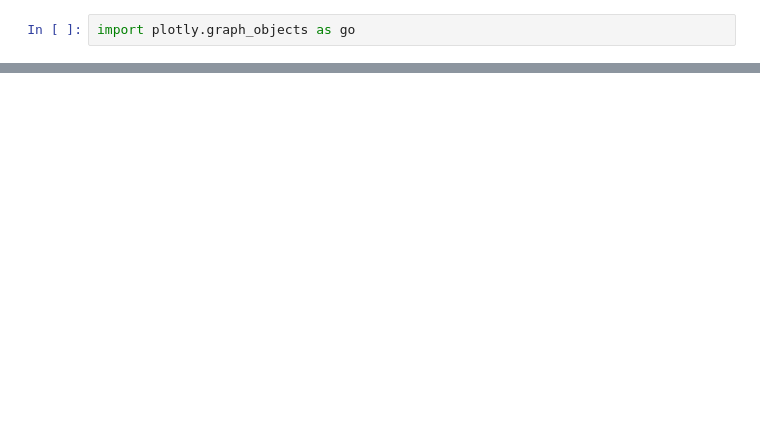
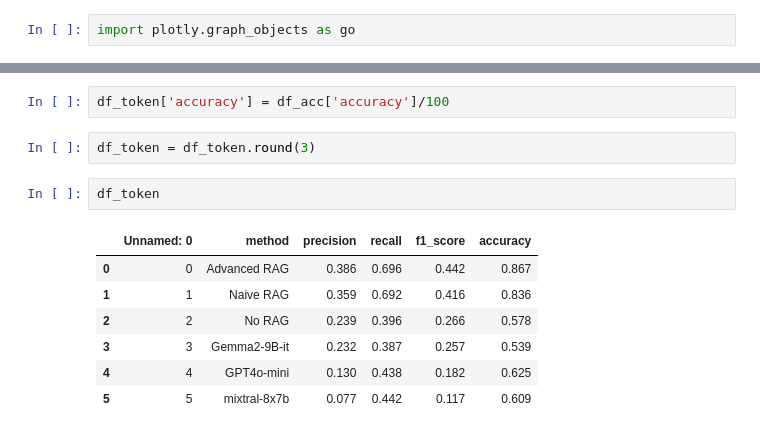
Before and after one commit to MarcusO17/RAG-FYP2024, a Jupyter notebook: src/eval/evaluation_metrics.ipynb, the cells around one changed output, grey strips where cells are left out. Cells and saved outputs as stored; diff of their text form; blank space fills up the shorter version.

```diff
--- a/src/eval/evaluation_metrics.ipynb
+++ b/src/eval/evaluation_metrics.ipynb
@@ -169,3 +222,17 @@ fig.update_layout(
 
 # Show the plot
 fig.show()
+# %%
+df_token['accuracy'] = df_acc['accuracy']/100
+# %%
+df_token = df_token.round(3)
+# %%
+df_token
+# %% [output]
+|  | Unnamed: 0 | method | precision | recall | f1_score | accuracy |
+| 0 | 0 | Advanced RAG | 0.386 | 0.696 | 0.442 | 0.867 |
+| 1 | 1 | Naive RAG | 0.359 | 0.692 | 0.416 | 0.836 |
+| 2 | 2 | No RAG | 0.239 | 0.396 | 0.266 | 0.578 |
+| 3 | 3 | Gemma2-9B-it | 0.232 | 0.387 | 0.257 | 0.539 |
+| 4 | 4 | GPT4o-mini | 0.130 | 0.438 | 0.182 | 0.625 |
+| 5 | 5 | mixtral-8x7b | 0.077 | 0.442 | 0.117 | 0.609 |
```
Also changed, not shown: parts of 11 cells of this notebook, 2 other files.
